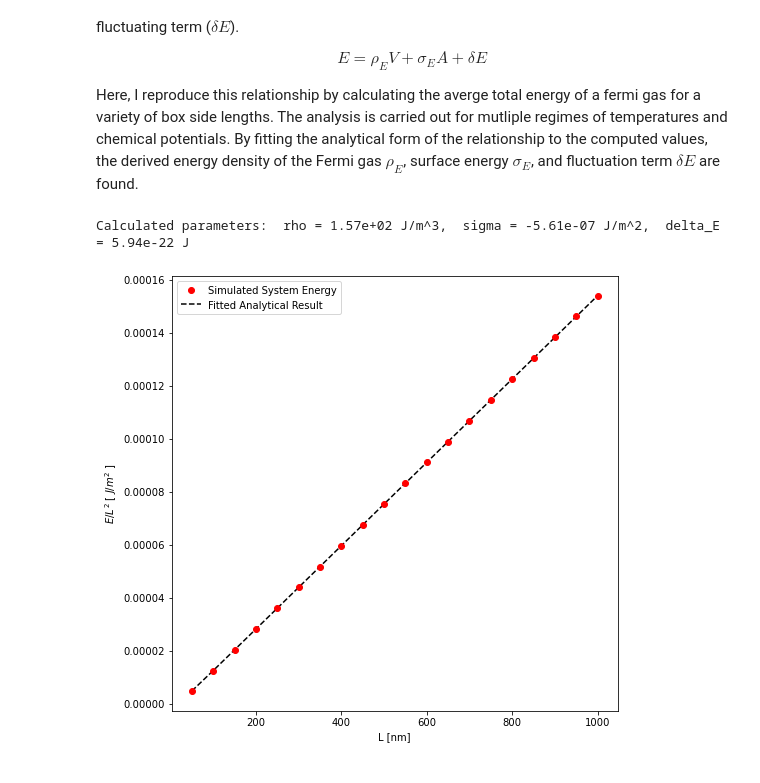
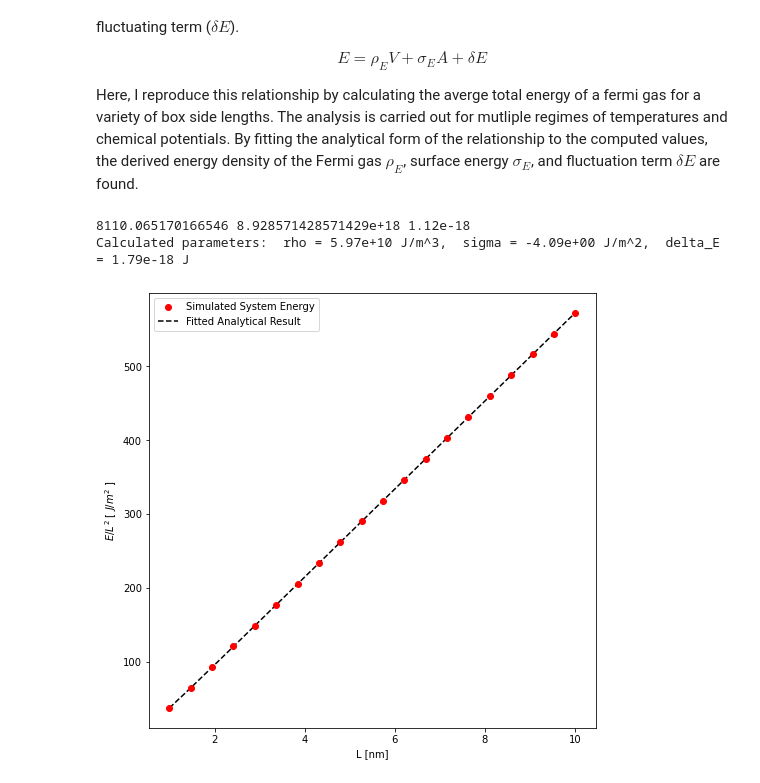
Before and after one commit to anshrg/PHYS426-Final-Project, a Jupyter notebook: Fermi Gas.ipynb, the cells around one changed output. Cells and saved outputs as stored; diff of their text form; code cells hidden in the pictures.

Commit message:
Finish Final Project
Finalize project analyzing the properties of a Fermi gas. See "Final Project Report.pdf" for full details.

```diff
--- a/Fermi Gas.ipynb
+++ b/Fermi Gas.ipynb
@@ -133,30 +133,31 @@ def expected_energy_relation(L, rho, sigma, delta_E):
     E_over_L_squared = rho*L + 6*sigma + delta_E/(L**2)
     return E_over_L_squared
 # %%
-T_low = 3 # temperature of fermion gas in Kelvin (low temperature)
-beta_low = 1/(kB*T_low) # definition of thermodynamic beta
-mu_low = 10/beta_low # Set checmical potential such that beta*mu = 10
+mu_low = 1.12e-18 # chemical potential of fermion gas in J (copper)
+beta_low = 10/(mu_low) # set beta potential such that beta*mu = 10
+T_low = 1/(kB*beta_low) # definition of temperature from thermodynamic beta
 
-# Calculate the energy of the system from L of 50 nm to 1000 nm
-L_low, E_low = system_energy(beta_low, mu_low, 5e-8, 1e-6, n_L=20, n_max=100)
+# Calculate the energy of the system from L of 1 nm to 10 nm
+L_low, E_low = system_energy(beta_low, mu_low, 1e-9, 1e-8, n_L=20, n_max=100)
 
 # Fit the data to determine the best-fit parameters (popt_low)
-popt_low, pcov_low = curve_fit(expected_energy_relation, L_low, E_low/(L_low**2))
+popt_low, pcov_low = curve_fit(expected_energy_relation, L_low, E_low/(L_low**2), [1e10, 0, 1e-18])
 print(f"Calculated parameters:  rho = {popt_low[0]:.2e} J/m^3,  sigma = {popt_low[1]:.2e} J/m^2,  " +\
       f"delta_E = {popt_low[2]:.2e} J")
 
 ### Plotting
 plt.figure(figsize=(8, 8))
 # plt.title(r'''Average System Energy Over Box Side Length Squared
 # [ $J/{m^2}$ ] vs Side Length [nm] for T = 3K and $\beta\mu = 10$''')
 plt.xlabel('L [nm]')
 plt.ylabel(r'$E/{L^2}$ [ $J/{m^2}$ ]')
 
 plt.scatter(L_low*1e9, E_low/(L_low**2), label='Simulated System Energy', zorder=5, c='r')
 plt.plot(L_low*1e9, expected_energy_relation(L_low, *popt_low), c='k', ls='--', label='Fitted Analytical Result')
 plt.legend()
 plt.savefig('figure1.pdf')
 # %% [output]
-Calculated parameters:  rho = 1.57e+02 J/m^3,  sigma = -5.61e-07 J/m^2,  delta_E = 5.94e-22 J
+8110.065170166546 8.928571428571429e+18 1.12e-18
+Calculated parameters:  rho = 5.97e+10 J/m^3,  sigma = -4.09e+00 J/m^2,  delta_E = 1.79e-18 J
-[figure, old version]
+[figure, new version]
 # %%
```
Also changed, not shown: parts of 4 cells of this notebook, 6 other files.
